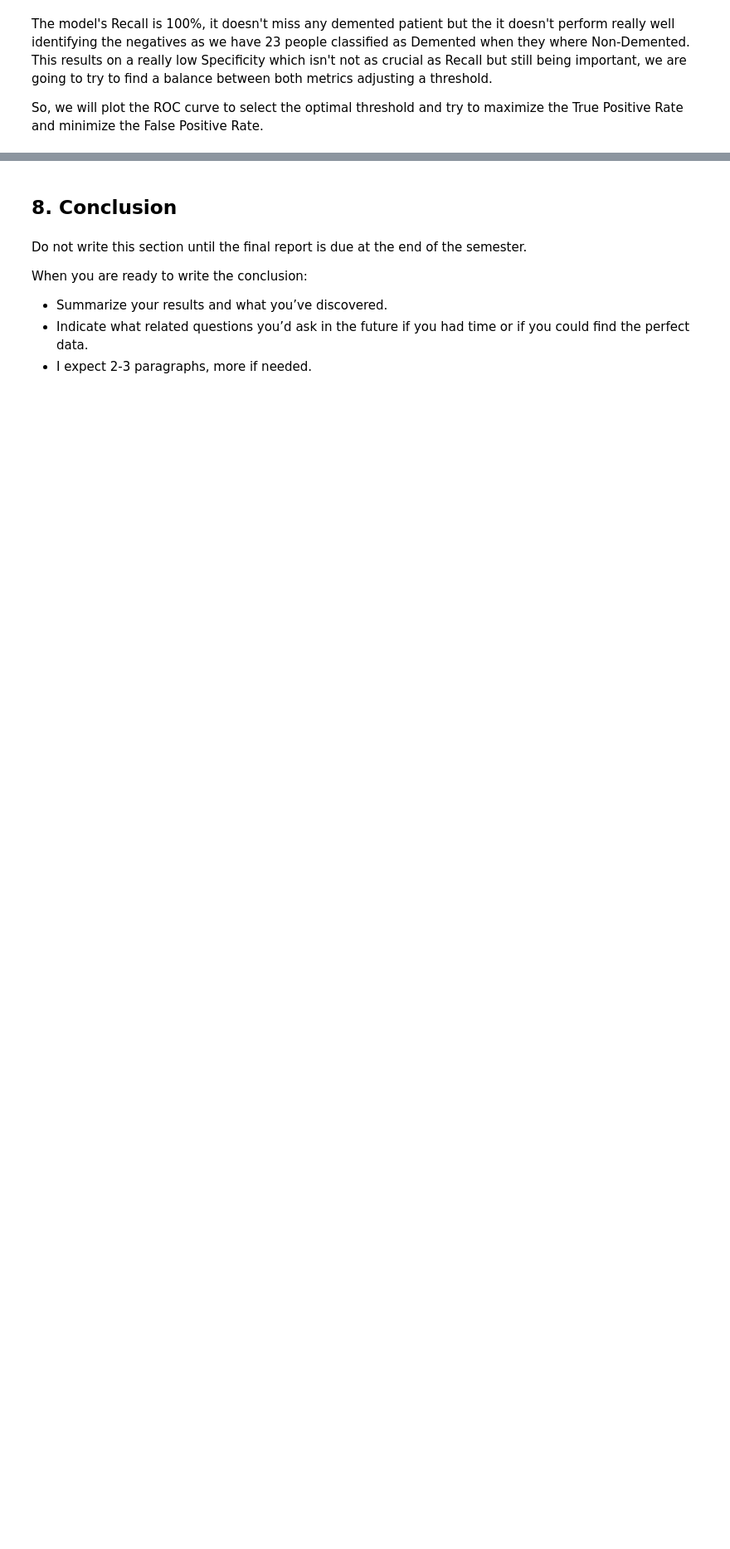
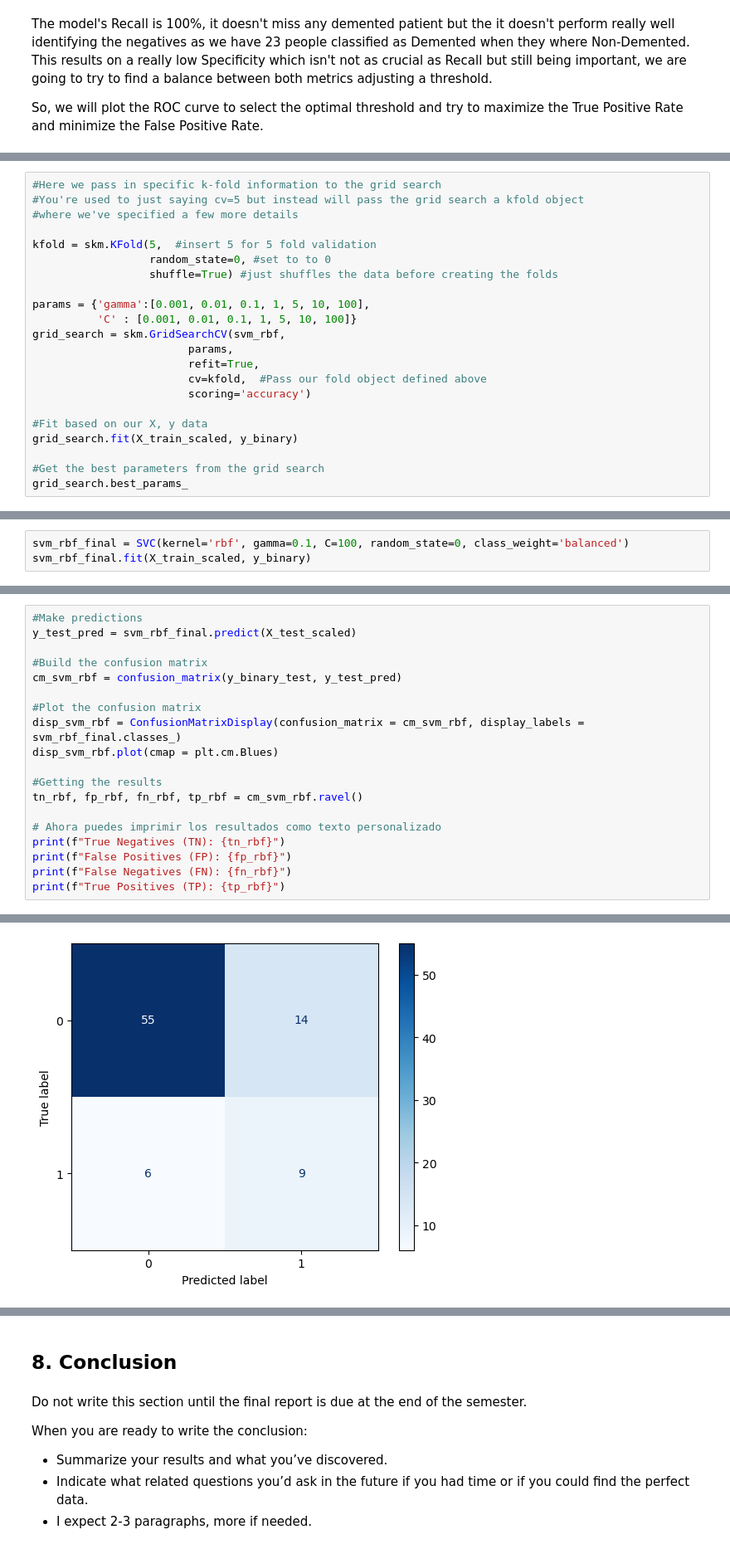
Before and after one commit to Carlos-PC05/FinalProjectCS-362, a Jupyter notebook: FinalReport_SP26_RV_PC_MASTERFILE.ipynb, the cells around one changed output, grey strips where cells are left out. Shown at 83% size. Drawn from its saved outputs; the diff is of its cells as text; blank space fills up the shorter version.

```diff
--- a/FinalReport_SP26_RV_PC_MASTERFILE.ipynb
+++ b/FinalReport_SP26_RV_PC_MASTERFILE.ipynb
@@ -1756,0 +1757,22 @@ Specificity: 0.75
+# %%
+#Here we pass in specific k-fold information to the grid search
+#You're used to just saying cv=5 but instead will pass the grid search a kfold object
+#where we've specified a few more details
+
+kfold = skm.KFold(5,  #insert 5 for 5 fold validation
+                  random_state=0, #set to to 0
+                  shuffle=True) #just shuffles the data before creating the folds
+
+params = {'gamma':[0.001, 0.01, 0.1, 1, 5, 10, 100],
+          'C' : [0.001, 0.01, 0.1, 1, 5, 10, 100]}
+grid_search = skm.GridSearchCV(svm_rbf,
+                        params,
+                        refit=True,
+                        cv=kfold,  #Pass our fold object defined above
+                        scoring='accuracy')
+
+#Fit based on our X, y data
+grid_search.fit(X_train_scaled, y_binary)
+
+#Get the best parameters from the grid search
+grid_search.best_params_
@@ -1756,0 +1783,3 @@ Specificity: 0.75
+# %%
+svm_rbf_final = SVC(kernel='rbf', gamma=0.1, C=100, random_state=0, class_weight='balanced')
+svm_rbf_final.fit(X_train_scaled, y_binary)
@@ -1756,0 +1788,20 @@ Specificity: 0.75
+# %%
+#Make predictions
+y_test_pred = svm_rbf_final.predict(X_test_scaled)
+
+#Build the confusion matrix
+cm_svm_rbf = confusion_matrix(y_binary_test, y_test_pred)
+
+#Plot the confusion matrix
+disp_svm_rbf = ConfusionMatrixDisplay(confusion_matrix = cm_svm_rbf, display_labels = svm_rbf_final.classes_)
+disp_svm_rbf.plot(cmap = plt.cm.Blues)
+
+#Getting the results
+tn_rbf, fp_rbf, fn_rbf, tp_rbf = cm_svm_rbf.ravel()
+
+# Ahora puedes imprimir los resultados como texto personalizado
+print(f"True Negatives (TN): {tn_rbf}")
+print(f"False Positives (FP): {fp_rbf}")
+print(f"False Negatives (FN): {fn_rbf}")
+print(f"True Positives (TP): {tp_rbf}")
+# %% [output]
@@ -1756,0 +1812 @@ Specificity: 0.75
+[figure, added]
```
Also changed, not shown: parts of 24 cells of this notebook.
